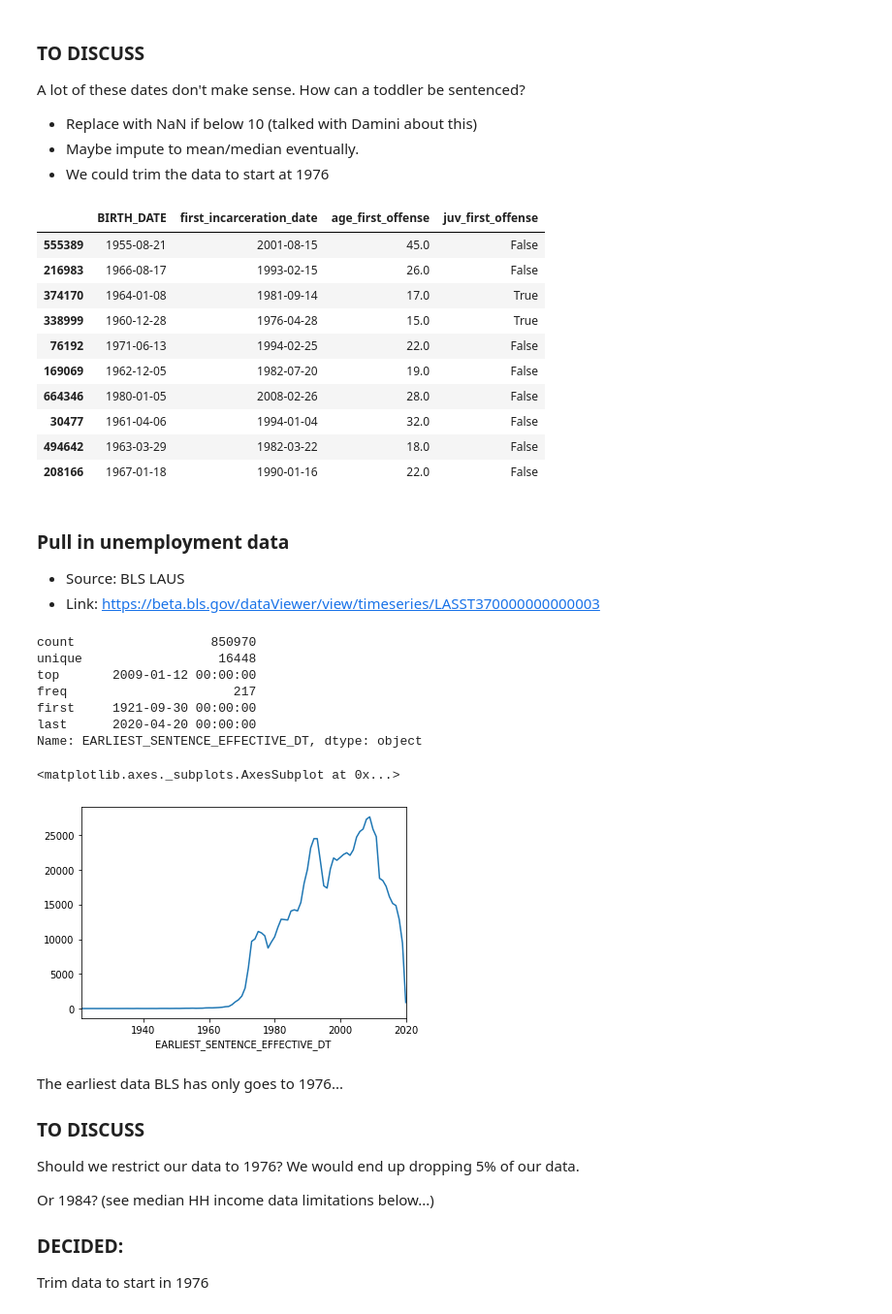
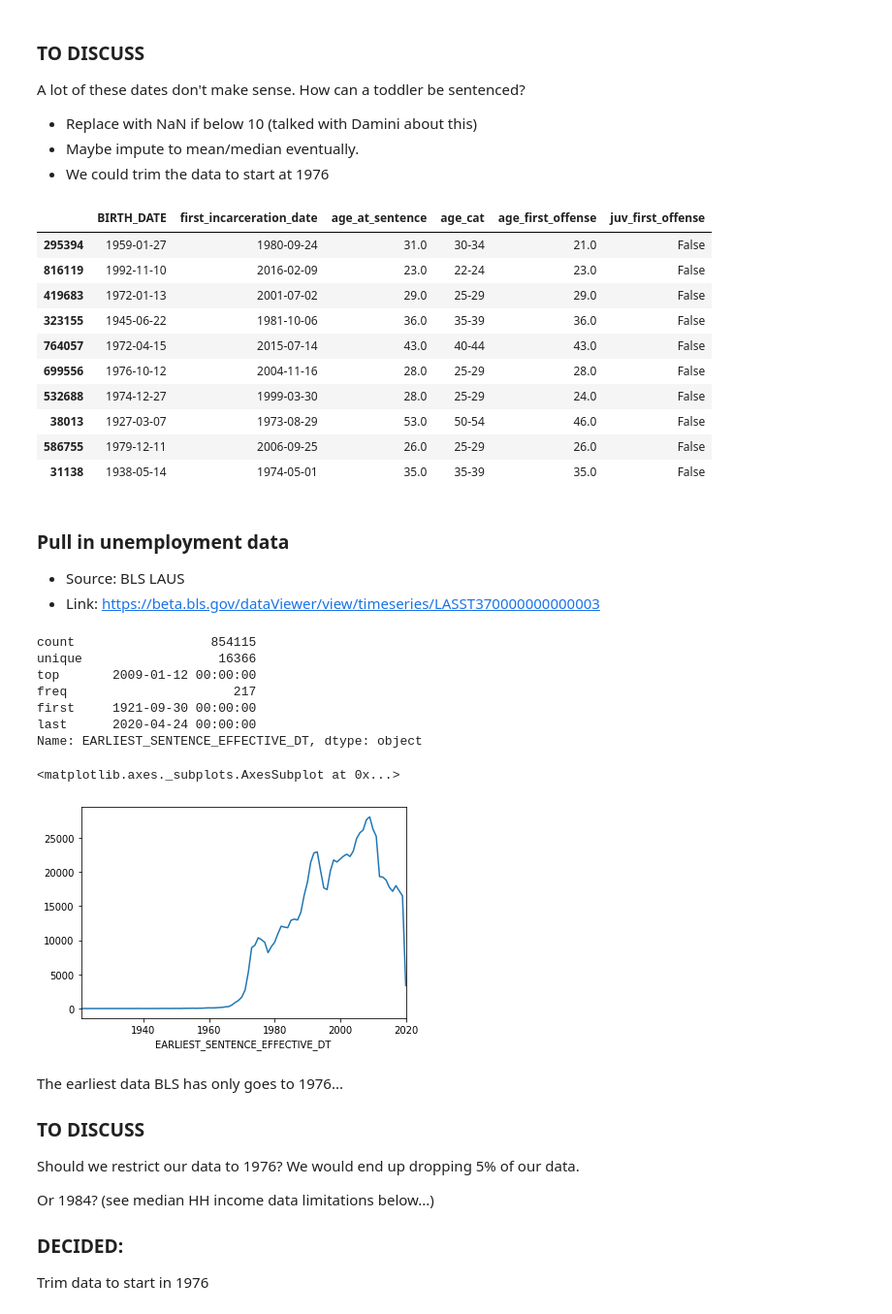
Before and after one commit to christi-liongson/covid_decarceration, a Jupyter notebook: files/features_split_preprocess.ipynb, the cells around one changed output. Shown at 97% size. Drawn from its saved outputs; the diff is of its cells as text; code cells hidden in the pictures.

```diff
--- a/files/features_split_preprocess.ipynb
+++ b/files/features_split_preprocess.ipynb
@@ -201,5 +214,5 @@ dtype: int64
 # %%
 # Compute age at first incarceration
-first_incarceration = pd.DataFrame(dataset_main.groupby(['ID'])['EARLIEST_SENTENCE_EFFECTIVE_DT'].min().reset_index(name='first_incarceration_date'))
-dataset_main = dataset_main.merge(first_incarceration, on='ID')
+first_incarceration = pd.DataFrame(dataset_main_active.groupby(['ID'])['EARLIEST_SENTENCE_EFFECTIVE_DT'].min().reset_index(name='first_incarceration_date'))
+dataset_main_active = dataset_main_active.merge(first_incarceration, on='ID')
 # %%
@@ -213,6 +226,6 @@ dataset_main[['ID','COMMITMENT_PREFIX','EARLIEST_SENTENCE_EFFECTIVE_DT','first_i
 | 4 | 8 | AB | 1993-08-30 | 1990-04-09 |
 # %%
 # Flag for juvenile offense
-dataset_main['age_first_offense'] = (dataset_main['first_incarceration_date'] - dataset_main['BIRTH_DATE']).astype('<m8[Y]')
-dataset_main['age_first_offense'].describe()
+dataset_main_active['age_first_offense'] = (dataset_main_active['first_incarceration_date'] - dataset_main_active['BIRTH_DATE']).astype('<m8[Y]')
+dataset_main_active['age_first_offense'].describe()
 # %% [output]
@@ -264,7 +277,7 @@ array([[<matplotlib.axes._subplots.AxesSubplot object at 0x...>]],
 # %%
-# Convert to NaN?
-dataset_main.loc[dataset_main['age_first_offense'] < 0, ['age_first_offense']] = np.NaN
+# Convert to NaN if less than 10
+dataset_main_active.loc[dataset_main_active['age_first_offense'] < 10, ['age_first_offense']] = np.NaN
 
 # Check number of misisng
-dataset_main['age_first_offense'].isnull().sum()
+dataset_main_active['age_first_offense'].isnull().sum()
 # %% [output]
@@ -272,5 +285,5 @@ dataset_main['age_first_offense'].isnull().sum()
 # %%
-dataset_main['juv_first_offense'] = (dataset_main['age_first_offense'] < 18)
-dataset_main.sort_values('age_first_offense')[['BIRTH_DATE','first_incarceration_date','age_first_offense', 'juv_first_offense']].head(10)
+dataset_main_active['juv_first_offense'] = (dataset_main_active['age_first_offense'] < 18)
+dataset_main_active.sort_values('age_first_offense')[['BIRTH_DATE','first_incarceration_date','age_first_offense', 'juv_first_offense']].head(10)
 # %% [output]
 |  | BIRTH_DATE | first_incarceration_date | age_first_offense | juv_first_offense |
@@ -292,38 +310,38 @@ A lot of these dates don't make sense. How can a toddler be sentenced?
 * Maybe impute to mean/median eventually.
 * We could trim the data to start at 1976
 # %%
-dataset_main.sort_values('age_first_offense')[['BIRTH_DATE','first_incarceration_date','age_first_offense', 'juv_first_offense']].sample(10)
+dataset_main_active[['BIRTH_DATE','first_incarceration_date', 'age_at_sentence', 'age_cat','age_first_offense', 'juv_first_offense']].sample(10)
 # %% [output]
-|  | BIRTH_DATE | first_incarceration_date | age_first_offense | juv_first_offense |
-| 555389 | 1955-08-21 | 2001-08-15 | 45.0 | False |
-| 216983 | 1966-08-17 | 1993-02-15 | 26.0 | False |
-| 374170 | 1964-01-08 | 1981-09-14 | 17.0 | True |
-| 338999 | 1960-12-28 | 1976-04-28 | 15.0 | True |
-| 76192 | 1971-06-13 | 1994-02-25 | 22.0 | False |
-| 169069 | 1962-12-05 | 1982-07-20 | 19.0 | False |
-| 664346 | 1980-01-05 | 2008-02-26 | 28.0 | False |
-| 30477 | 1961-04-06 | 1994-01-04 | 32.0 | False |
-| 494642 | 1963-03-29 | 1982-03-22 | 18.0 | False |
-| 208166 | 1967-01-18 | 1990-01-16 | 22.0 | False |
+|  | BIRTH_DATE | first_incarceration_date | age_at_sentence | age_cat | age_first_offense | juv_first_offense |
+| 295394 | 1959-01-27 | 1980-09-24 | 31.0 | 30-34 | 21.0 | False |
+| 816119 | 1992-11-10 | 2016-02-09 | 23.0 | 22-24 | 23.0 | False |
+| 419683 | 1972-01-13 | 2001-07-02 | 29.0 | 25-29 | 29.0 | False |
+| 323155 | 1945-06-22 | 1981-10-06 | 36.0 | 35-39 | 36.0 | False |
+| 764057 | 1972-04-15 | 2015-07-14 | 43.0 | 40-44 | 43.0 | False |
+| 699556 | 1976-10-12 | 2004-11-16 | 28.0 | 25-29 | 28.0 | False |
+| 532688 | 1974-12-27 | 1999-03-30 | 28.0 | 25-29 | 24.0 | False |
+| 38013 | 1927-03-07 | 1973-08-29 | 53.0 | 50-54 | 46.0 | False |
+| 586755 | 1979-12-11 | 2006-09-25 | 26.0 | 25-29 | 26.0 | False |
+| 31138 | 1938-05-14 | 1974-05-01 | 35.0 | 35-39 | 35.0 | False |
 # %% [markdown]
 ### Pull in unemployment data
 * Source: BLS LAUS
 * Link: https://beta.bls.gov/dataViewer/view/timeseries/LASST370000000000003
 # %%
-dataset_main['EARLIEST_SENTENCE_EFFECTIVE_DT'].describe()
+dataset_main_active['EARLIEST_SENTENCE_EFFECTIVE_DT'].describe()
 # %% [output]
-count                  850970
-unique                  16448
+count                  854115
+unique                  16366
 top       2009-01-12 00:00:00
 freq                      217
 first     1921-09-30 00:00:00
-last      2020-04-20 00:00:00
+last      2020-04-24 00:00:00
 Name: EARLIEST_SENTENCE_EFFECTIVE_DT, dtype: object
 # %%
-dataset_main.groupby([dataset_main['EARLIEST_SENTENCE_EFFECTIVE_DT'].dt.year]).size().plot(kind="line")
+dataset_main_active.groupby([dataset_main_active['EARLIEST_SENTENCE_EFFECTIVE_DT'].dt.year]).size().plot(kind="line")
 # %% [output]
 <matplotlib.axes._subplots.AxesSubplot at 0x...>
-[figure, old version]
+[figure, new version]
 # %% [markdown]
 The earliest data BLS has only goes to 1976...
 ### TO DISCUSS
```
Also changed, not shown: parts of 57 cells of this notebook.
